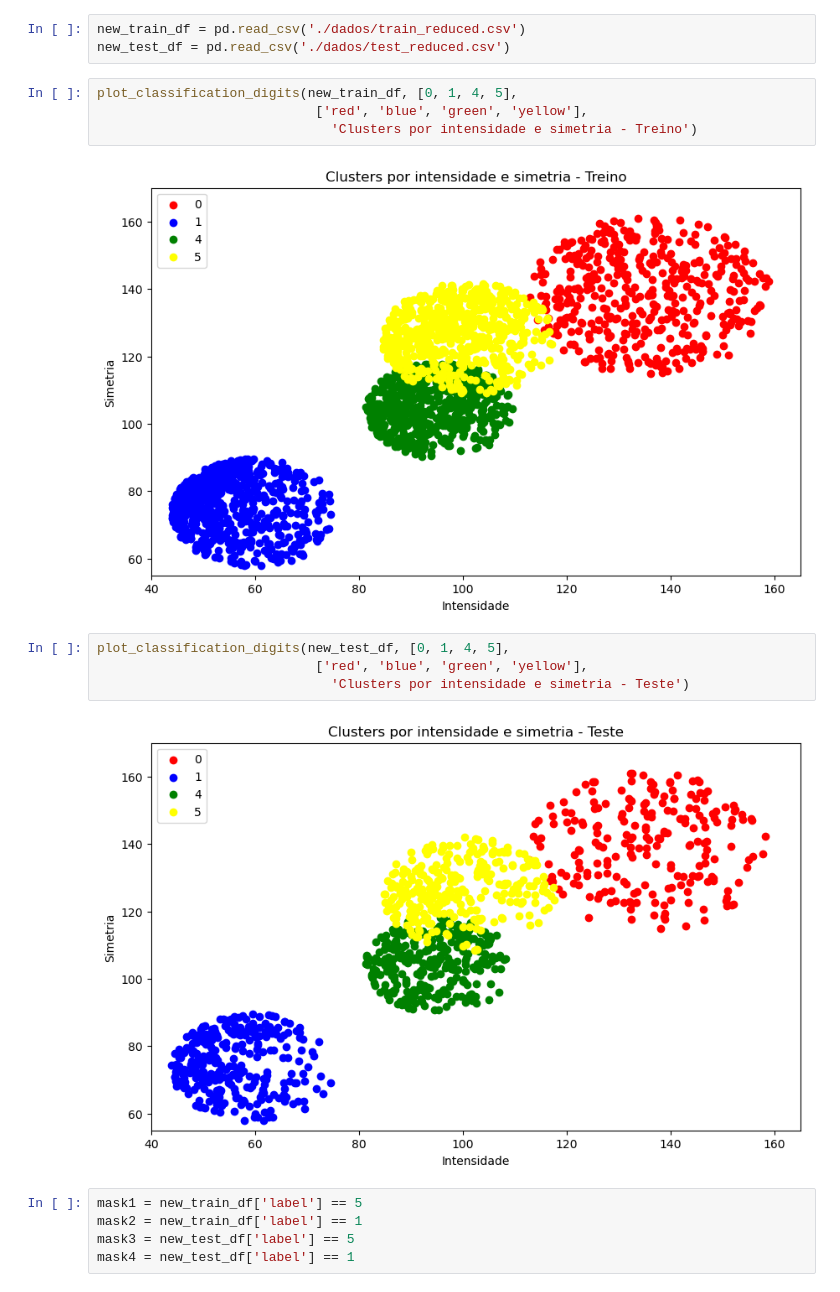
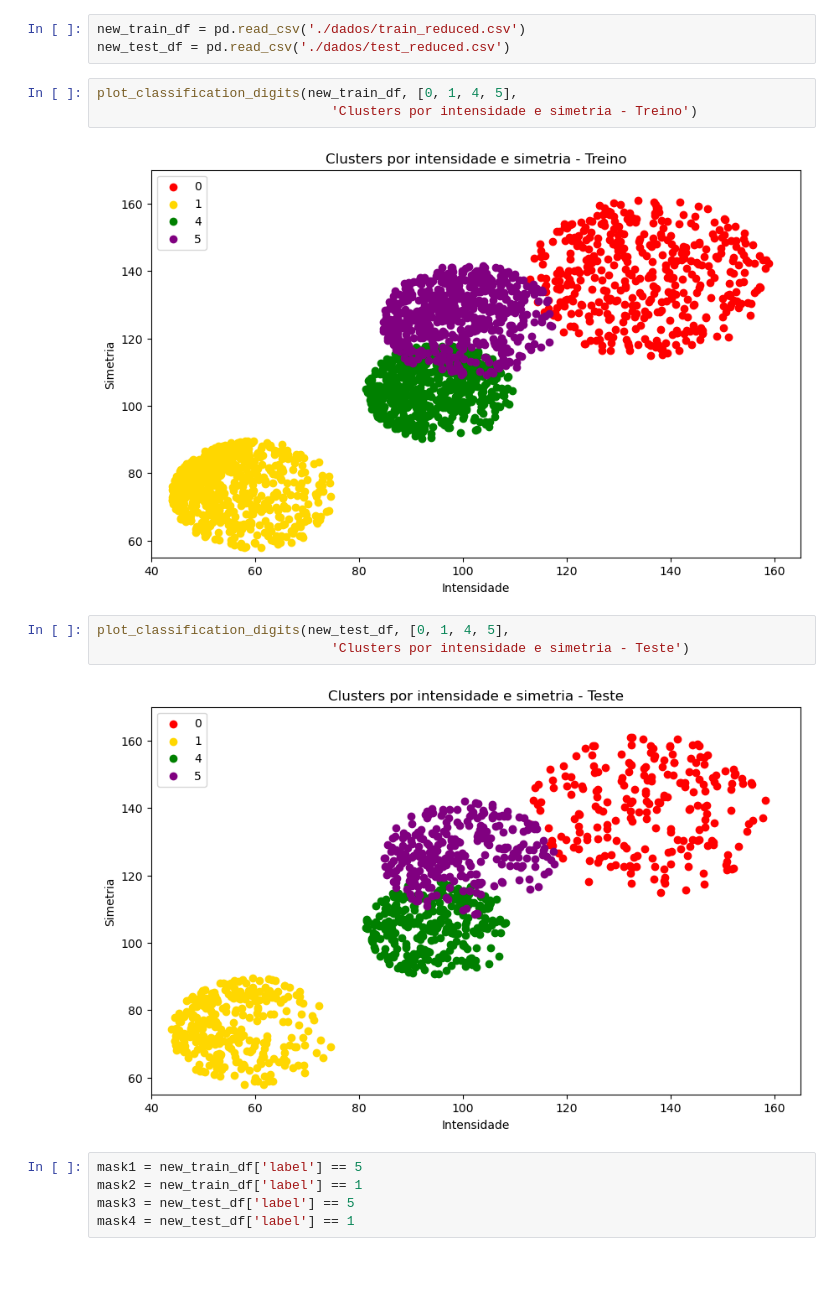
Before and after one commit to Guilherme-iram/Digits_project, a Jupyter notebook: classificacao_digitos_1_5.ipynb, the cells around one changed output. Saved outputs shown, nothing was run; the diff lists cells and outputs as text.

```diff
--- a/classificacao_digitos_1_5.ipynb
+++ b/classificacao_digitos_1_5.ipynb
@@ -16,16 +16,14 @@ new_train_df = pd.read_csv('./dados/train_reduced.csv')
 new_test_df = pd.read_csv('./dados/test_reduced.csv')
 # %%
 plot_classification_digits(new_train_df, [0, 1, 4, 5],
-                            ['red', 'blue', 'green', 'yellow'],
                               'Clusters por intensidade e simetria - Treino')
 # %% [output]
-[figure, old version]
+[figure, new version]
 # %%
 plot_classification_digits(new_test_df, [0, 1, 4, 5],
-                            ['red', 'blue', 'green', 'yellow'],
                               'Clusters por intensidade e simetria - Teste')
 # %% [output]
-[figure, old version]
+[figure, new version]
 # %%
 mask1 = new_train_df['label'] == 5
 mask2 = new_train_df['label'] == 1
```
Also changed, not shown: parts of 9 cells of this notebook, 5 other files.
